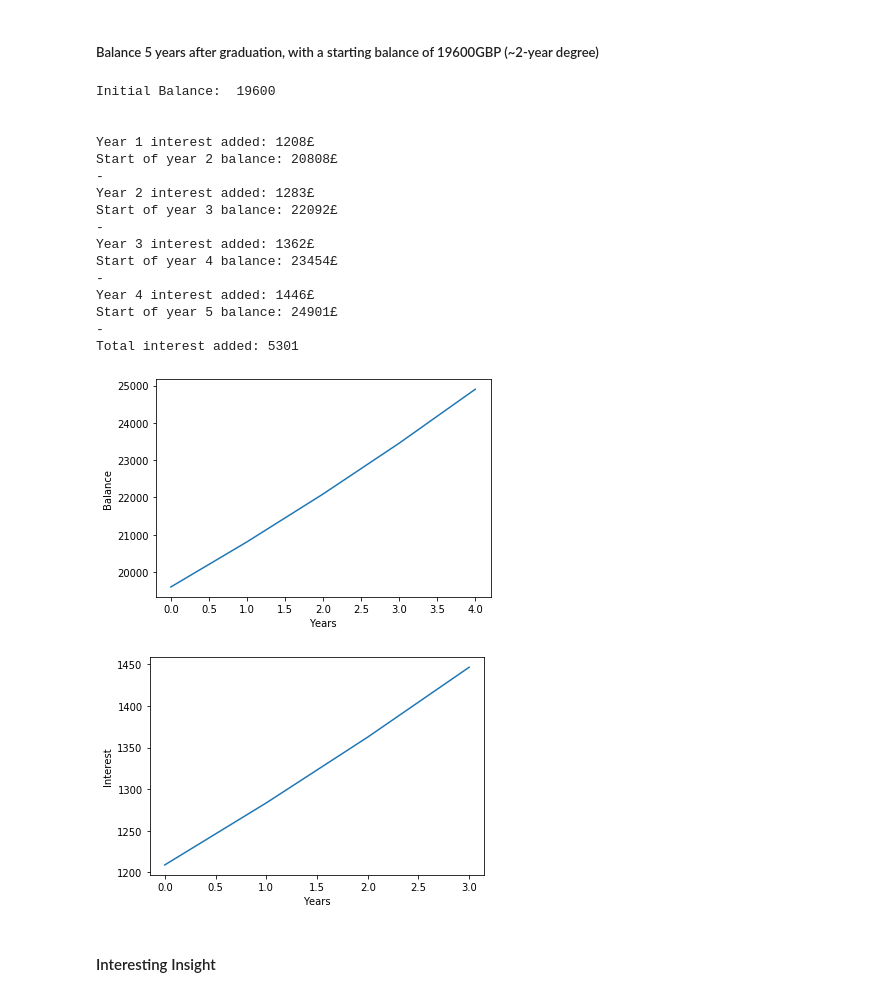
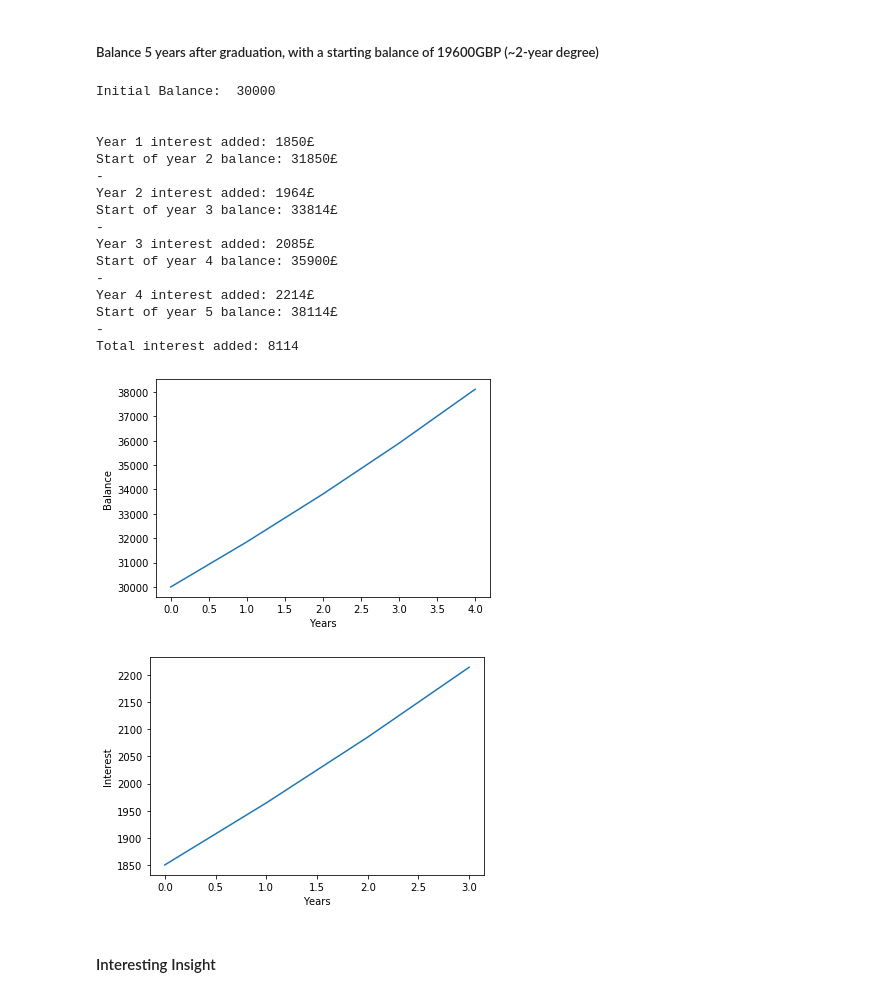
Before and after one commit to johngeorgousis/student-loan-calculator, a Jupyter notebook: Loan Interest Calculation.ipynb, the cells around one changed output. Cells and saved outputs as stored; diff of their text form; code cells hidden in the pictures.

Commit message:
Feat: add exponential graph demonstration

```diff
--- a/Loan Interest Calculation.ipynb
+++ b/Loan Interest Calculation.ipynb
@@ -164,28 +164,28 @@ Total interest added: 13988
 # %% [markdown]
 ##### Balance 5 years after graduation, with a starting balance of 19600GBP (~2-year degree)
 # %%
-balance(5,init = 19600,  frequency = 'annually')
+balance(5,init = 30000,  frequency = 'annually')
 
 f=1
 # %% [output]
-Initial Balance:  19600
+Initial Balance:  30000
 
 
-Year 1 interest added: 1208£
-Start of year 2 balance: 20808£
+Year 1 interest added: 1850£
+Start of year 2 balance: 31850£
 -
-Year 2 interest added: 1283£
-Start of year 3 balance: 22092£
+Year 2 interest added: 1964£
+Start of year 3 balance: 33814£
 -
-Year 3 interest added: 1362£
-Start of year 4 balance: 23454£
+Year 3 interest added: 2085£
+Start of year 4 balance: 35900£
 -
-Year 4 interest added: 1446£
-Start of year 5 balance: 24901£
+Year 4 interest added: 2214£
+Start of year 5 balance: 38114£
 -
-Total interest added: 5301
+Total interest added: 8114
-[figure, old version]
+[figure, new version]
-[figure, old version]
+[figure, new version]
 # %% [markdown]
 #### Interesting Insight
 # %%
```
Also changed, not shown: parts of 2 cells of this notebook.
